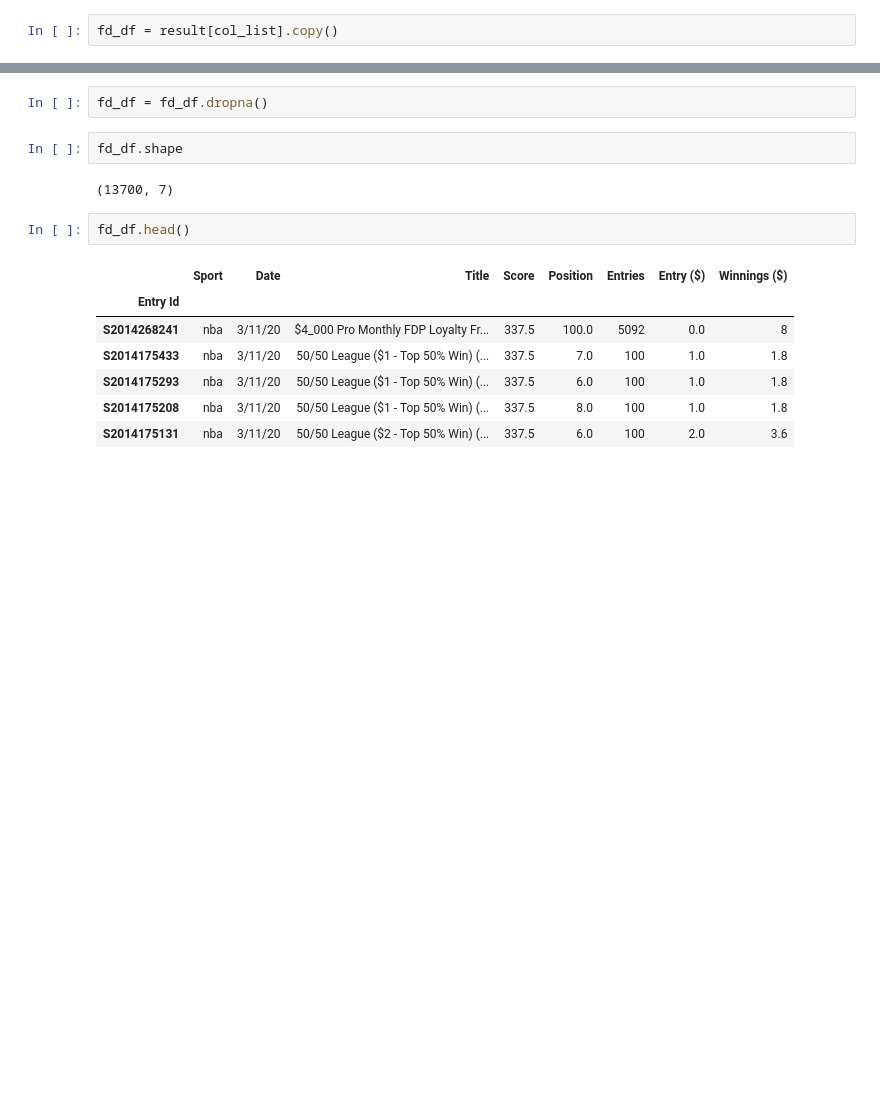
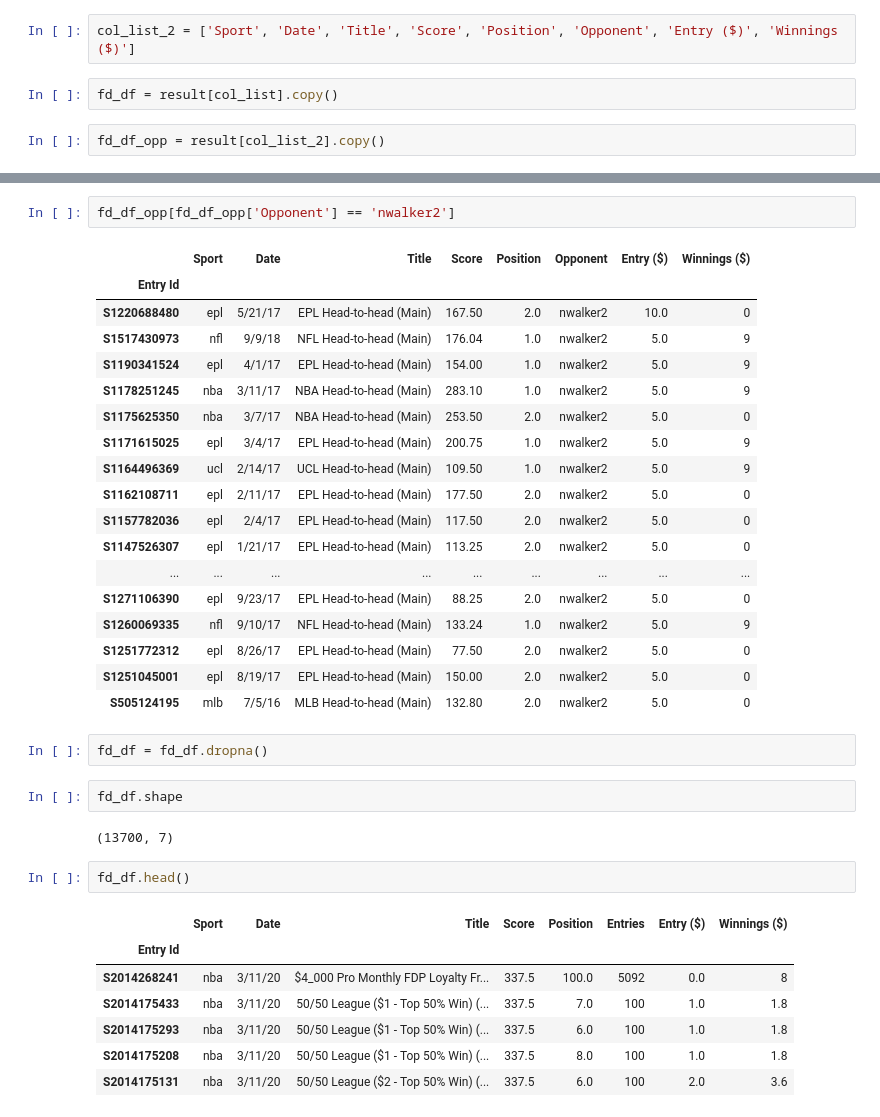
Before and after one commit to triolinho/verbose-octo-sniffle, a Jupyter notebook: fanduel_notebook.ipynb, the cells around one changed output, grey strips where cells are left out. Saved outputs shown, nothing was run; the diff lists cells and outputs as text; blank space fills up the shorter version.

Commit message:
added new df with opponent column

```diff
--- a/fanduel_notebook.ipynb
+++ b/fanduel_notebook.ipynb
@@ -268,5 +268,9 @@ result.head()
 | S2014175131 | nba | 3/11/20 | 50/50 League ($2 - Top 50% Win) (... | $60k | 337.5 | NaN | 6.0 | 100 | Tournament | 2.0 | ... |
 # %%
 col_list = ['Sport', 'Date', 'Title', 'Score', 'Position', 'Entries', 'Entry ($)', 'Winnings ($)']
+# %%
+col_list_2 = ['Sport', 'Date', 'Title', 'Score', 'Position', 'Opponent', 'Entry ($)', 'Winnings ($)']
 # %%
 fd_df = result[col_list].copy()
+# %%
+fd_df_opp = result[col_list_2].copy()
@@ -273,3 +287,24 @@ fd_df = result[col_list].copy()
+# %%
+fd_df_opp[fd_df_opp['Opponent'] == 'nwalker2']
+# %% [output]
+|  | Sport | Date | Title | Score | Position | Opponent | Entry ($) | Winnings ($) |
+| Entry Id |  |  |  |  |  |  |  |  |
+| S1220688480 | epl | 5/21/17 | EPL Head-to-head (Main) | 167.50 | 2.0 | nwalker2 | 10.0 | 0 |
+| S1517430973 | nfl | 9/9/18 | NFL Head-to-head (Main) | 176.04 | 1.0 | nwalker2 | 5.0 | 9 |
+| S1190341524 | epl | 4/1/17 | EPL Head-to-head (Main) | 154.00 | 1.0 | nwalker2 | 5.0 | 9 |
+| S1178251245 | nba | 3/11/17 | NBA Head-to-head (Main) | 283.10 | 1.0 | nwalker2 | 5.0 | 9 |
+| S1175625350 | nba | 3/7/17 | NBA Head-to-head (Main) | 253.50 | 2.0 | nwalker2 | 5.0 | 0 |
+| S1171615025 | epl | 3/4/17 | EPL Head-to-head (Main) | 200.75 | 1.0 | nwalker2 | 5.0 | 9 |
+| S1164496369 | ucl | 2/14/17 | UCL Head-to-head (Main) | 109.50 | 1.0 | nwalker2 | 5.0 | 9 |
+| S1162108711 | epl | 2/11/17 | EPL Head-to-head (Main) | 177.50 | 2.0 | nwalker2 | 5.0 | 0 |
+| S1157782036 | epl | 2/4/17 | EPL Head-to-head (Main) | 117.50 | 2.0 | nwalker2 | 5.0 | 0 |
+| S1147526307 | epl | 1/21/17 | EPL Head-to-head (Main) | 113.25 | 2.0 | nwalker2 | 5.0 | 0 |
+| ... | ... | ... | ... | ... | ... | ... | ... | ... |
+| S1271106390 | epl | 9/23/17 | EPL Head-to-head (Main) | 88.25 | 2.0 | nwalker2 | 5.0 | 0 |
+| S1260069335 | nfl | 9/10/17 | NFL Head-to-head (Main) | 133.24 | 1.0 | nwalker2 | 5.0 | 9 |
+| S1251772312 | epl | 8/26/17 | EPL Head-to-head (Main) | 77.50 | 2.0 | nwalker2 | 5.0 | 0 |
+| S1251045001 | epl | 8/19/17 | EPL Head-to-head (Main) | 150.00 | 2.0 | nwalker2 | 5.0 | 0 |
+| S505124195 | mlb | 7/5/16 | MLB Head-to-head (Main) | 132.80 | 2.0 | nwalker2 | 5.0 | 0 |
 # %%
 fd_df = fd_df.dropna()
 # %%
```
Also changed, not shown: parts of 1 cell of this notebook.
